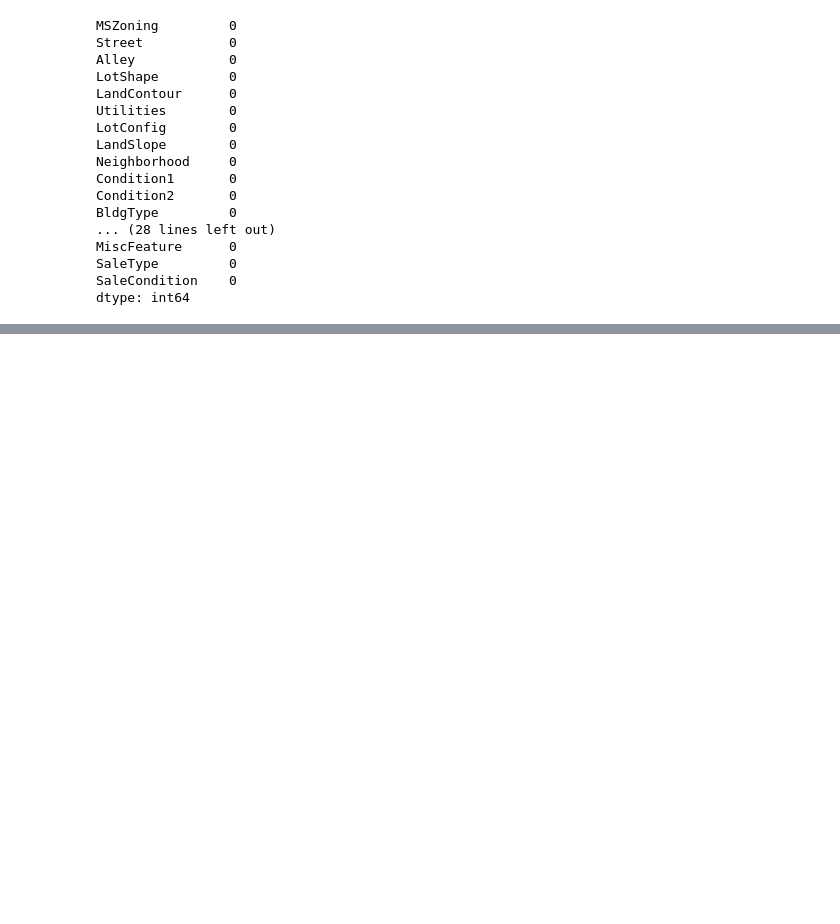
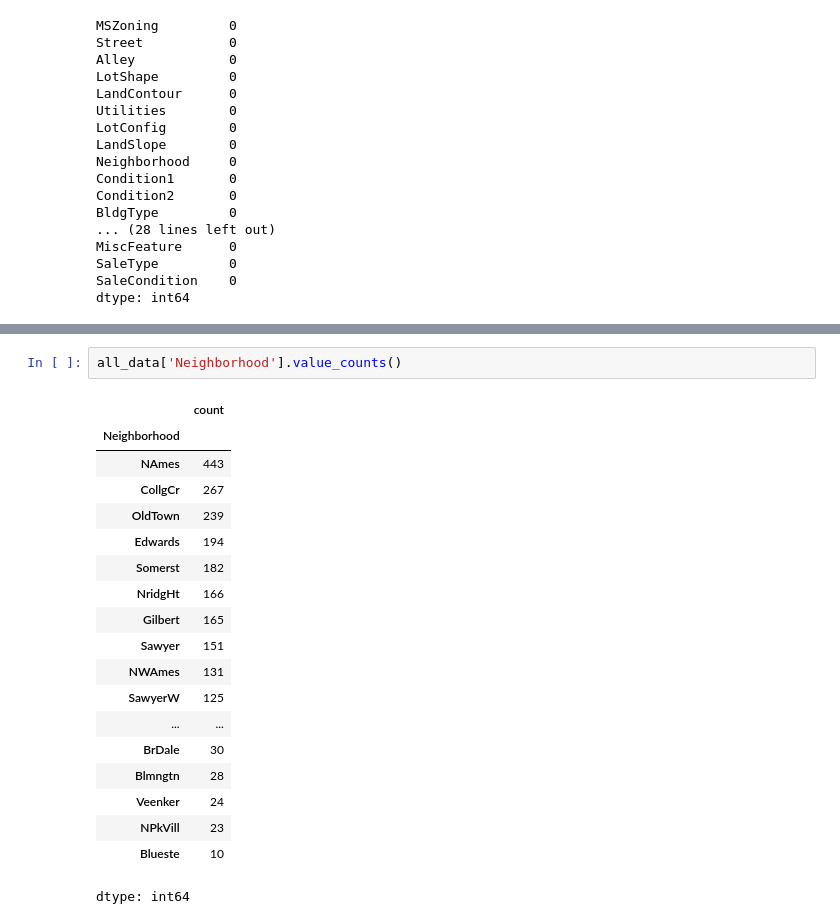
Before and after one commit to Yashtiii/Predicting-house-market-trend, a Jupyter notebook: house_market_trend.ipynb, the cells around one changed output, grey strips where cells are left out. Drawn from its saved outputs; the diff is of its cells as text; blank space fills up the shorter version.

```diff
--- a/house_market_trend.ipynb
+++ b/house_market_trend.ipynb
@@ -648,0 +694,22 @@ dtype: int64
+# %%
+all_data['Neighborhood'].value_counts()
+# %% [output]
+|  | count |
+| Neighborhood |  |
+| NAmes | 443 |
+| CollgCr | 267 |
+| OldTown | 239 |
+| Edwards | 194 |
+| Somerst | 182 |
+| NridgHt | 166 |
+| Gilbert | 165 |
+| Sawyer | 151 |
+| NWAmes | 131 |
+| SawyerW | 125 |
+| ... | ... |
+| BrDale | 30 |
+| Blmngtn | 28 |
+| Veenker | 24 |
+| NPkVill | 23 |
+| Blueste | 10 |
+dtype: int64
```
Also changed, not shown: parts of 17 cells of this notebook.
